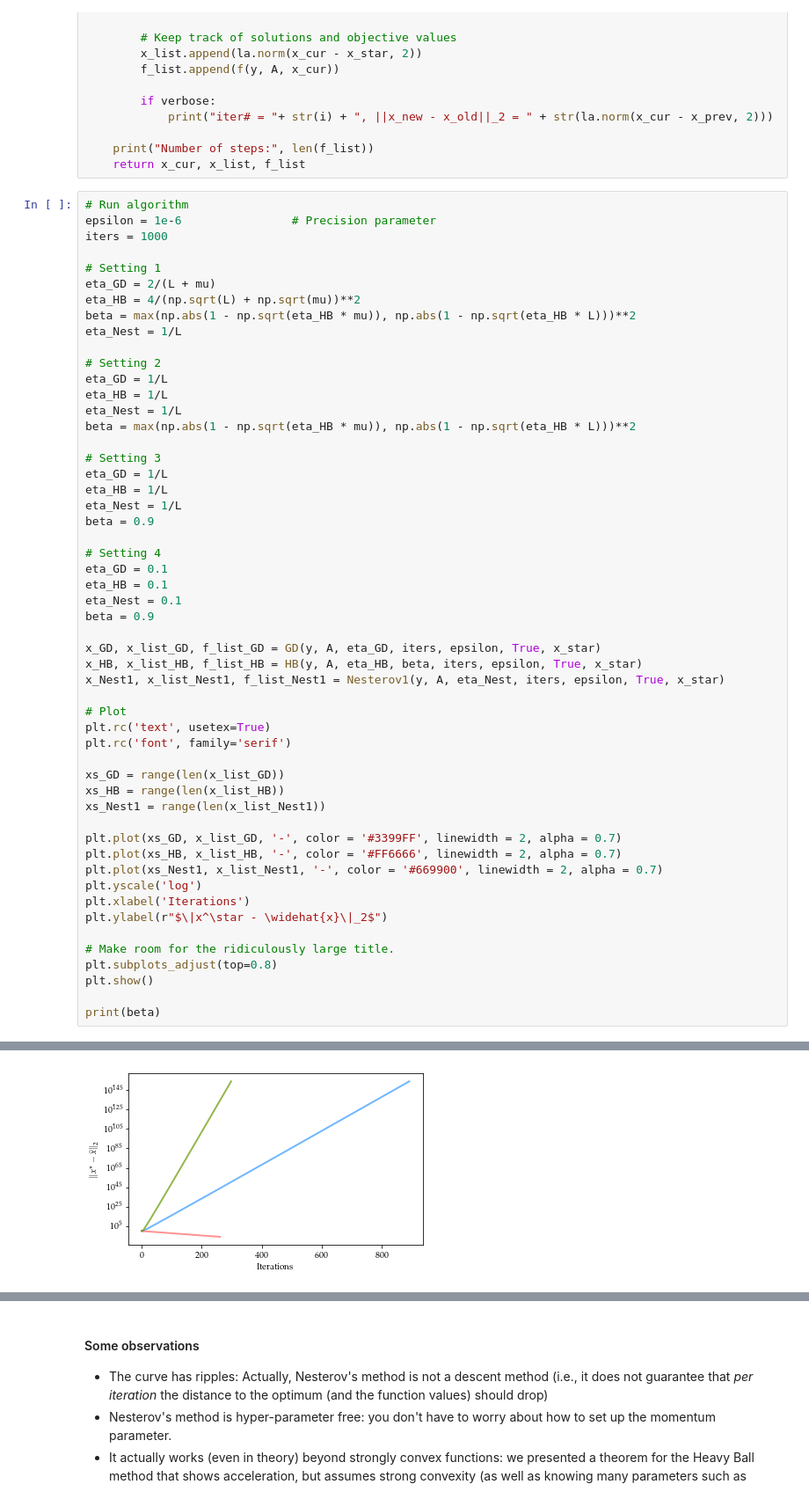
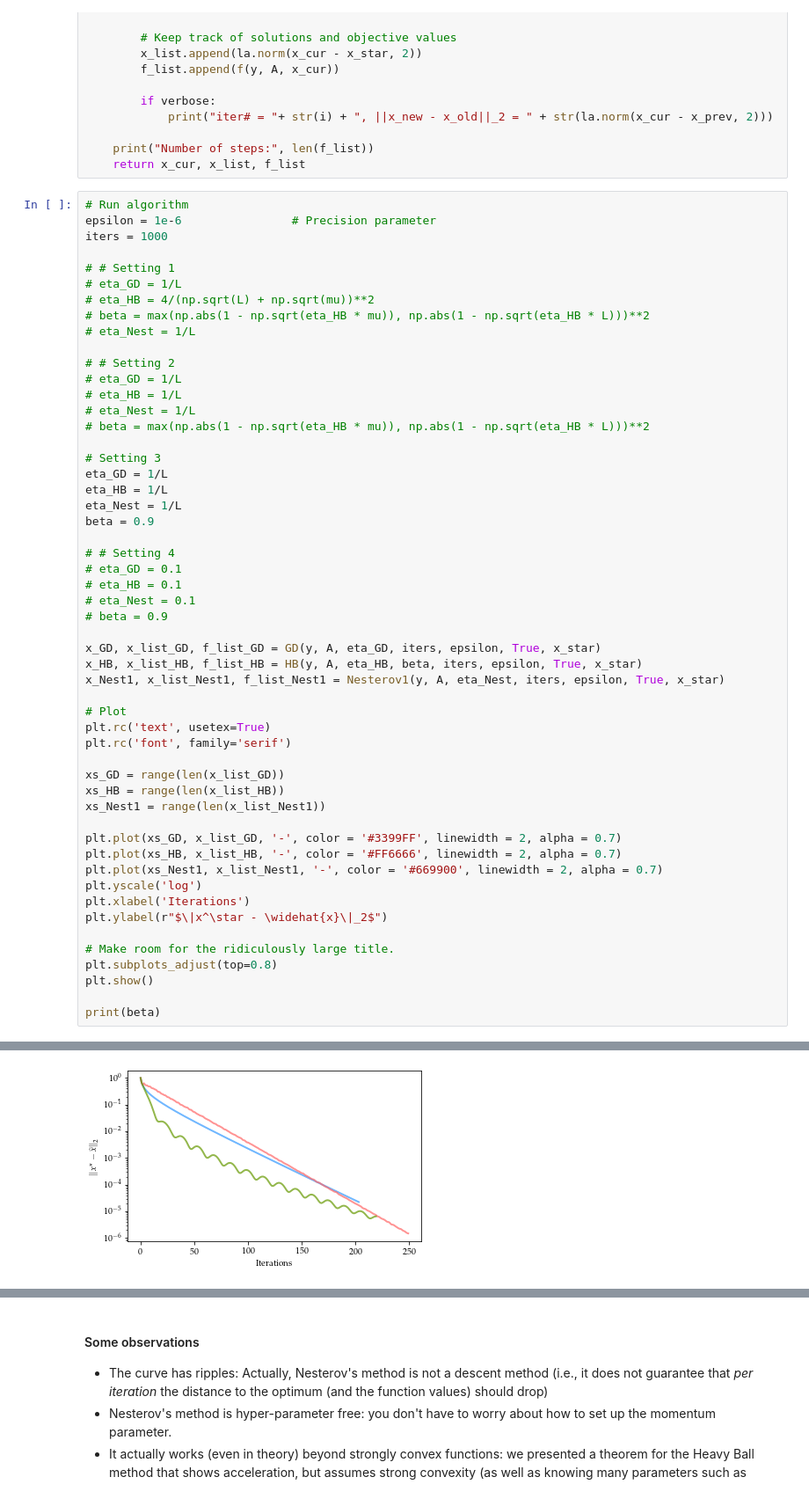
Before and after one commit to akyrillidis/comp414-514, a Jupyter notebook: schedule/images/Chapter 6.ipynb, the cells around one changed output, grey strips where cells are left out. Shown at 88% size. Cells and saved outputs as stored; diff of their text form.

```diff
--- a/schedule/images/Chapter 6.ipynb
+++ b/schedule/images/Chapter 6.ipynb
@@ -257,17 +257,17 @@ def Nesterov1(y, A, eta, iters, epsilon, verbose, x_star):
 epsilon = 1e-6                # Precision parameter
 iters = 1000
 
-# Setting 1
-eta_GD = 2/(L + mu)
-eta_HB = 4/(np.sqrt(L) + np.sqrt(mu))**2
-beta = max(np.abs(1 - np.sqrt(eta_HB * mu)), np.abs(1 - np.sqrt(eta_HB * L)))**2
-eta_Nest = 1/L
+# # Setting 1
+# eta_GD = 1/L
+# eta_HB = 4/(np.sqrt(L) + np.sqrt(mu))**2
+# beta = max(np.abs(1 - np.sqrt(eta_HB * mu)), np.abs(1 - np.sqrt(eta_HB * L)))**2
+# eta_Nest = 1/L
 
-# Setting 2
-eta_GD = 1/L
-eta_HB = 1/L
-eta_Nest = 1/L
-beta = max(np.abs(1 - np.sqrt(eta_HB * mu)), np.abs(1 - np.sqrt(eta_HB * L)))**2
+# # Setting 2
+# eta_GD = 1/L
+# eta_HB = 1/L
+# eta_Nest = 1/L
+# beta = max(np.abs(1 - np.sqrt(eta_HB * mu)), np.abs(1 - np.sqrt(eta_HB * L)))**2
 
 # Setting 3
 eta_GD = 1/L
@@ -275,11 +275,11 @@ eta_HB = 1/L
 eta_Nest = 1/L
 beta = 0.9
 
-# Setting 4
-eta_GD = 0.1
-eta_HB = 0.1
-eta_Nest = 0.1
-beta = 0.9
+# # Setting 4
+# eta_GD = 0.1
+# eta_HB = 0.1
+# eta_Nest = 0.1
+# beta = 0.9
 
 x_GD, x_list_GD, f_list_GD = GD(y, A, eta_GD, iters, epsilon, True, x_star)
 x_HB, x_list_HB, f_list_HB = HB(y, A, eta_HB, beta, iters, epsilon, True, x_star)
@@ -326,4 +326,4 @@ Number of steps: 1001
-[figure, old version]
+[figure, new version]
 0.9
 # %% [markdown]
 #### Some observations
```
Also changed, not shown: parts of 7 cells of this notebook.
